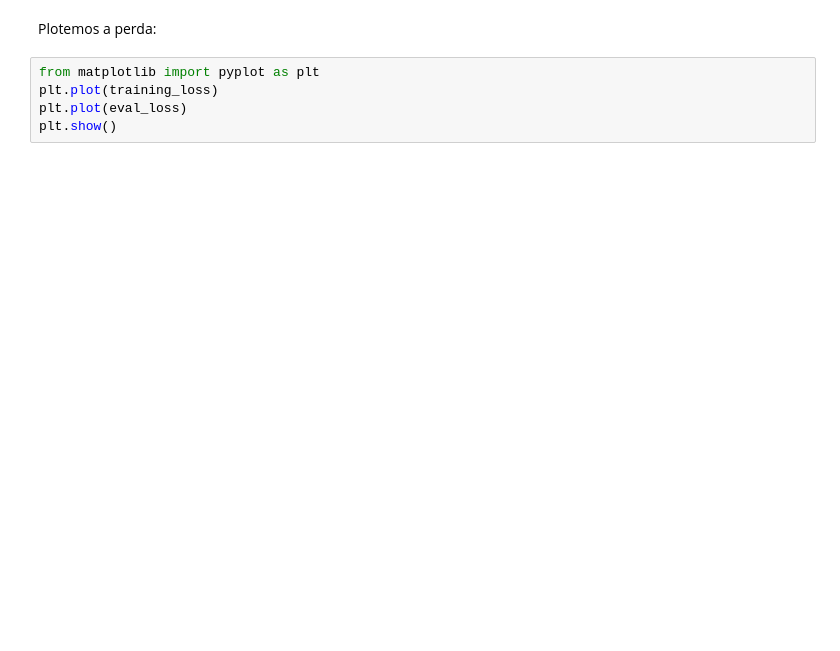
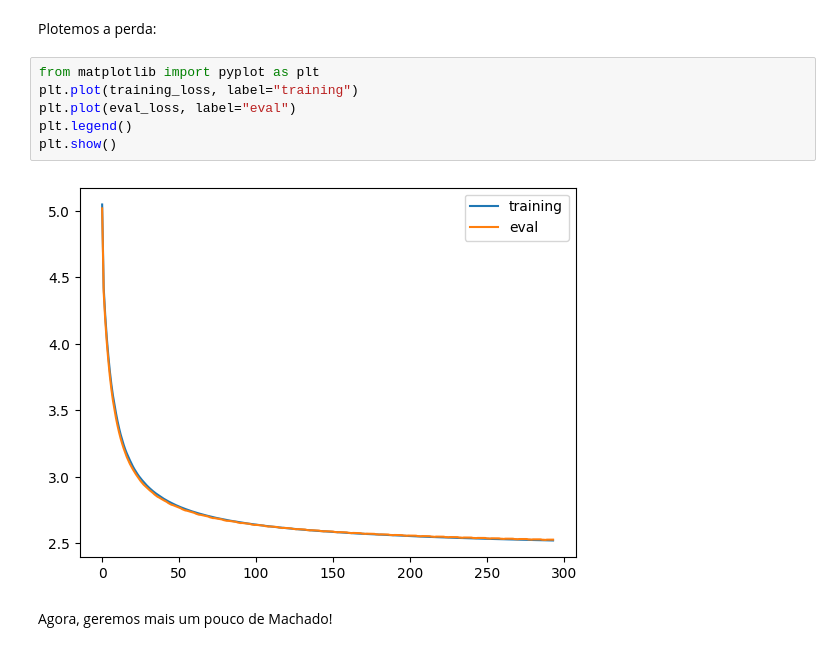
Before and after one commit to celestinoalan/inteligencia_artificial, a Jupyter notebook: ml_bigrama.ipynb, the cells around one changed output. Cells and saved outputs as stored; diff of their text form; blank space fills up the shorter version.

```diff
--- a/ml_bigrama.ipynb
+++ b/ml_bigrama.ipynb
@@ -381,9 +382,14 @@ for i in range(epochs):
 Plotemos a perda:
 # %%
 from matplotlib import pyplot as plt
-plt.plot(training_loss)
-plt.plot(eval_loss)
+plt.plot(training_loss, label="training")
+plt.plot(eval_loss, label="eval")
+plt.legend()
 plt.show()
+# %% [output]
+[figure, added]
+# %% [markdown]
+Agora, geremos mais um pouco de Machado!
 # %%
 out = [tokenized_text[0].item()]
 counts = W.exp()
```
Also changed, not shown: parts of 3 cells of this notebook.
